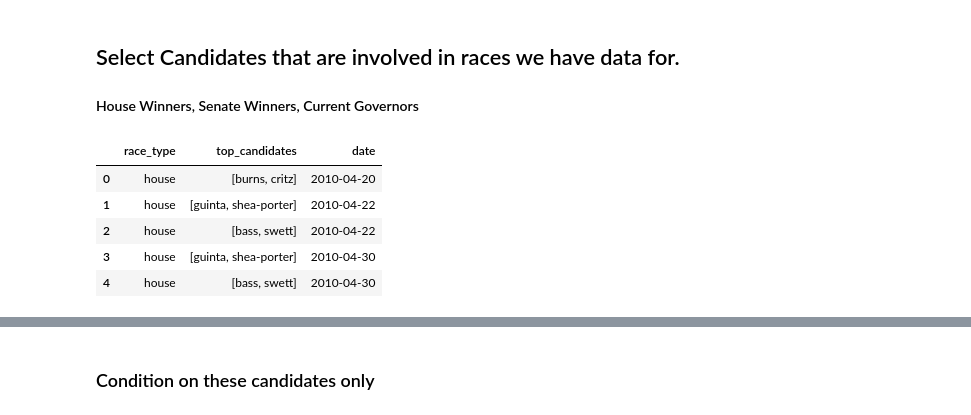
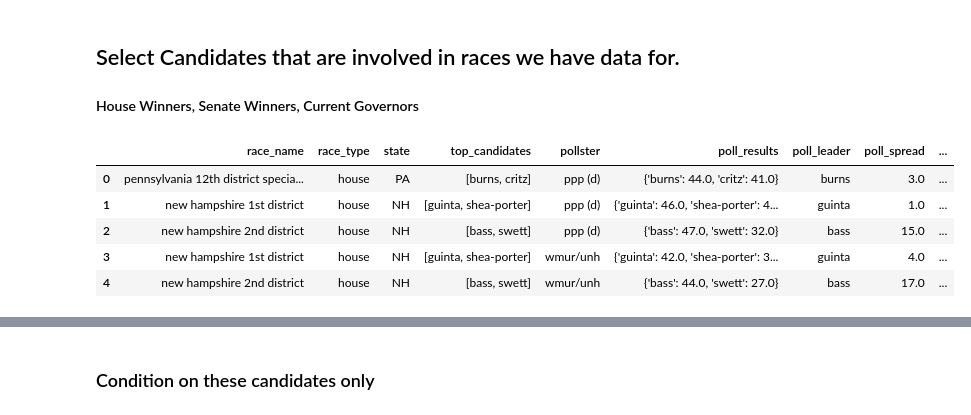
Before and after one commit to Nlorio/election-forecast, a Jupyter notebook: notebooks/FEC_collect_donors.ipynb, the cells around one changed output, grey strips where cells are left out. Drawn from its saved outputs; the diff is of its cells as text; code cells hidden in the pictures.

```diff
--- a/notebooks/FEC_collect_donors.ipynb
+++ b/notebooks/FEC_collect_donors.ipynb
@@ -93,14 +96,14 @@ df_cand.head()
 # gov_winners = pd.read_csv(Path('.')/'..'/'data'/'cleaned'/'Current_Governors_Clean.csv')
 # %%
 # Load in candidate_race information
-df_race_candidates = pd.read_pickle(Path('.')/'..'/'data'/'tmp_for_nick.pkl')
+df_race_candidates = pd.read_pickle(Path('.')/'..'/'data'/'cleaned'/'poll_race_candidates.pkl')
 df_race_candidates.head() #house, senate, governor Race Candidates
 df_race_candidates.dropna()
 df_race_candidates.head()
 # %% [output]
-|  | race_type | top_candidates | date |
-| 0 | house | [burns, critz] | 2010-04-20 |
-| 1 | house | [guinta, shea-porter] | 2010-04-22 |
-| 2 | house | [bass, swett] | 2010-04-22 |
-| 3 | house | [guinta, shea-porter] | 2010-04-30 |
-| 4 | house | [bass, swett] | 2010-04-30 |
+|  | race_name | race_type | state | top_candidates | pollster | poll_results | poll_leader | poll_spread | ... |
+| 0 | pennsylvania 12th district specia... | house | PA | [burns, critz] | ppp (d) | {'burns': 44.0, 'critz': 41.0} | burns | 3.0 | ... |
+| 1 | new hampshire 1st district | house | NH | [guinta, shea-porter] | ppp (d) | {'guinta': 46.0, 'shea-porter': 4... | guinta | 1.0 | ... |
+| 2 | new hampshire 2nd district | house | NH | [bass, swett] | ppp (d) | {'bass': 47.0, 'swett': 32.0} | bass | 15.0 | ... |
+| 3 | new hampshire 1st district | house | NH | [guinta, shea-porter] | wmur/unh | {'guinta': 42.0, 'shea-porter': 3... | guinta | 4.0 | ... |
+| 4 | new hampshire 2nd district | house | NH | [bass, swett] | wmur/unh | {'bass': 44.0, 'swett': 27.0} | bass | 17.0 | ... |
```
Also changed, not shown: parts of 8 cells of this notebook, 1 other file.
